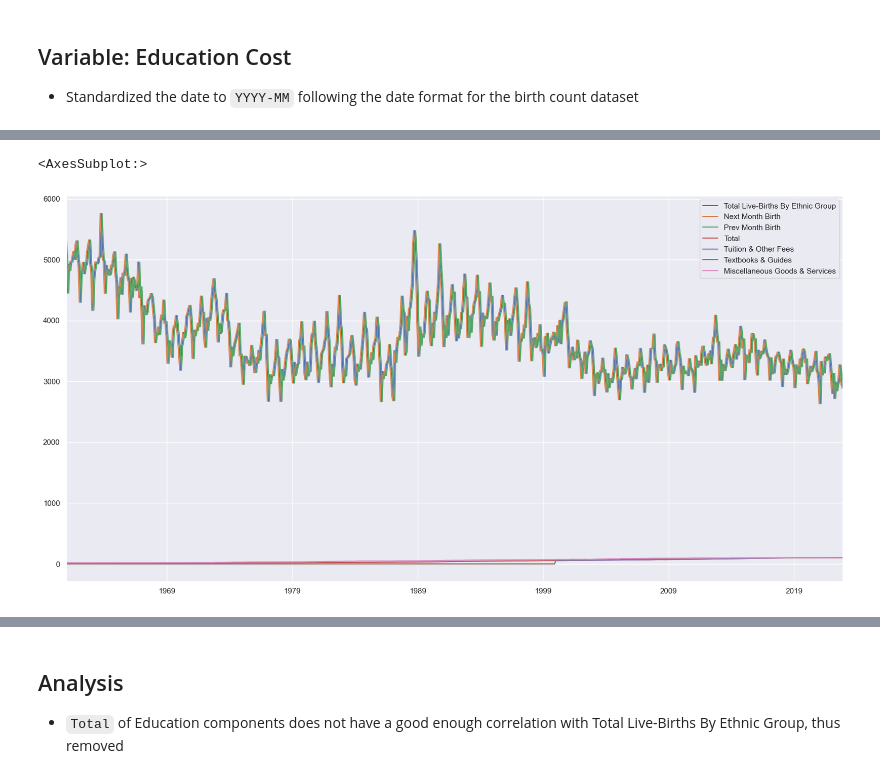
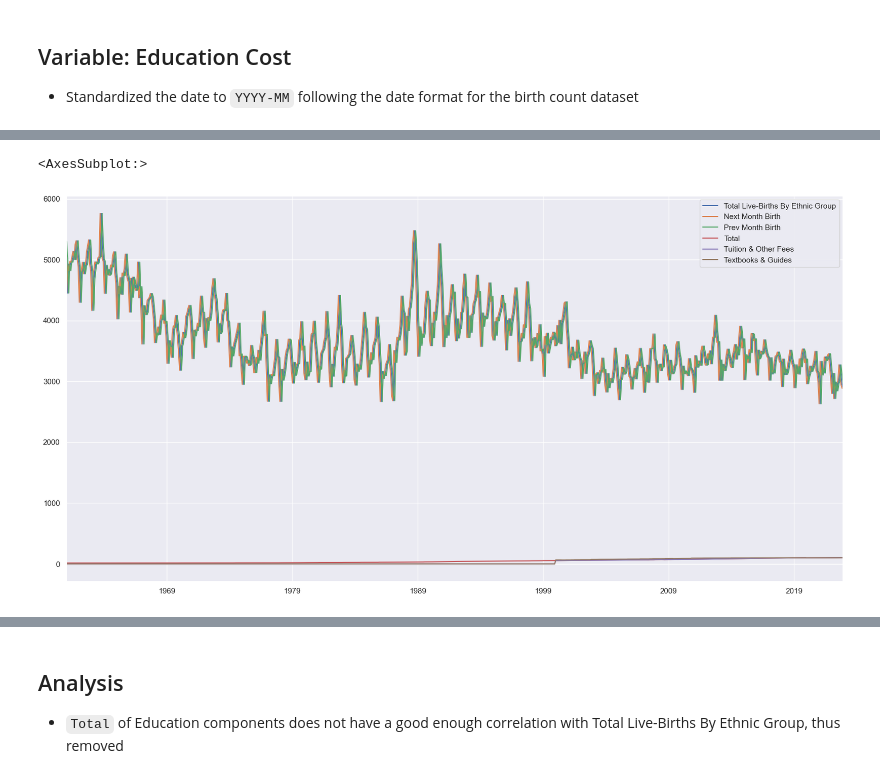
Before and after one commit to SleepHan/SC1015-Mini-Project, a Jupyter notebook: Education Cost Analysis.ipynb, the cells around one changed output, grey strips where cells are left out. Cells and saved outputs as stored; diff of their text form; code cells hidden in the pictures.

```diff
--- a/Education Cost Analysis.ipynb
+++ b/Education Cost Analysis.ipynb
@@ -99,17 +98,16 @@ memory usage: 29.1 KB
 # %%
 eduBaby = pd.DataFrame(birthData['Total Live-Births By Ethnic Group'])
 eduBaby['Next Month Birth'] = eduBaby['Total Live-Births By Ethnic Group'].shift(-1)
 eduBaby['Prev Month Birth'] = eduBaby['Total Live-Births By Ethnic Group'].shift(1)
 eduTotal = eduBaby.join(edu['Total'], how='inner')
 eduTuition = eduBaby.join(edu['Tuition & Other Fees'], how='inner')
 eduText = eduBaby.join(edu['Textbooks & Guides'], how='inner')
-eduMisc = eduBaby.join(edu['Miscellaneous Goods & Services'], how='inner')
-eduMerge = pd.concat([eduTotal, eduTuition, eduText, eduMisc], axis=1, join='inner')
+eduMerge = pd.concat([eduTotal, eduTuition, eduText], axis=1, join='inner')
 eduMerge = eduMerge.loc[:,~eduMerge.columns.duplicated(keep='first')]
 eduMerge.plot(figsize=(20, 10))
 # %% [output]
 <AxesSubplot:>
-[figure, old version]
+[figure, new version]
 # %%
 eduMerge.info()
 eduMerge.corr()
```
Also changed, not shown: parts of 8 cells of this notebook.
